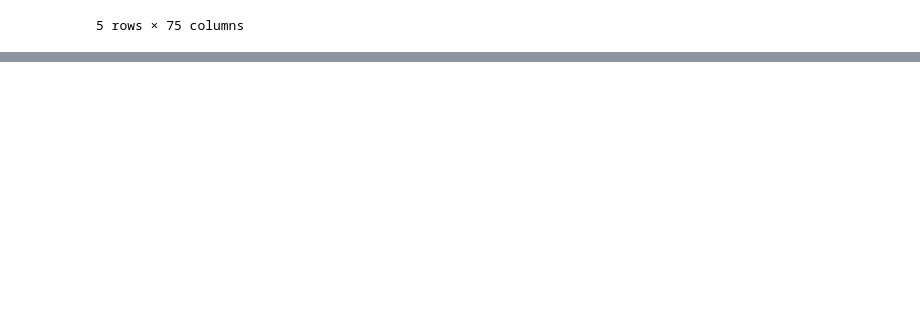
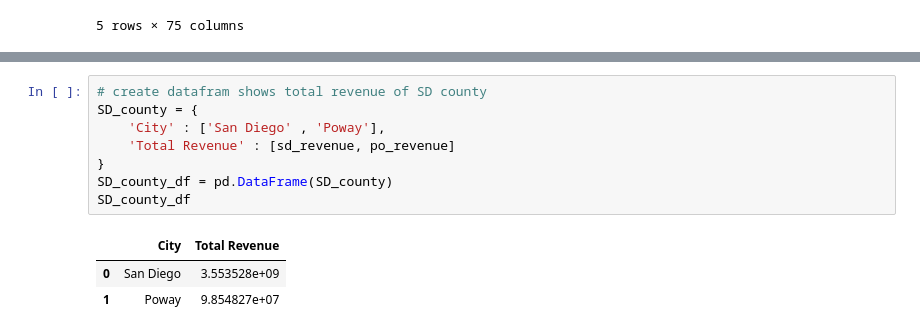
Before and after one commit to kaylajgranados/Project-1-Group-5, a Jupyter notebook: Analysis/data.ipynb, the cells around one changed output, grey strips where cells are left out. Cells and saved outputs as stored; diff of their text form; blank space fills up the shorter version.

```diff
--- a/Analysis/data.ipynb
+++ b/Analysis/data.ipynb
@@ -82,0 +261,12 @@ new_property_tax_df.head()
+# %%
+# create datafram shows total revenue of SD county
+SD_county = {
+    'City' : ['San Diego' , 'Poway'],
+    'Total Revenue' : [sd_revenue, po_revenue]
+}
+SD_county_df = pd.DataFrame(SD_county)
+SD_county_df
+# %% [output]
+|  | City | Total Revenue |
+| 0 | San Diego | 3.553528e+09 |
+| 1 | Poway | 9.854827e+07 |
```
Also changed, not shown: parts of 10 cells of this notebook, 1 other file.
